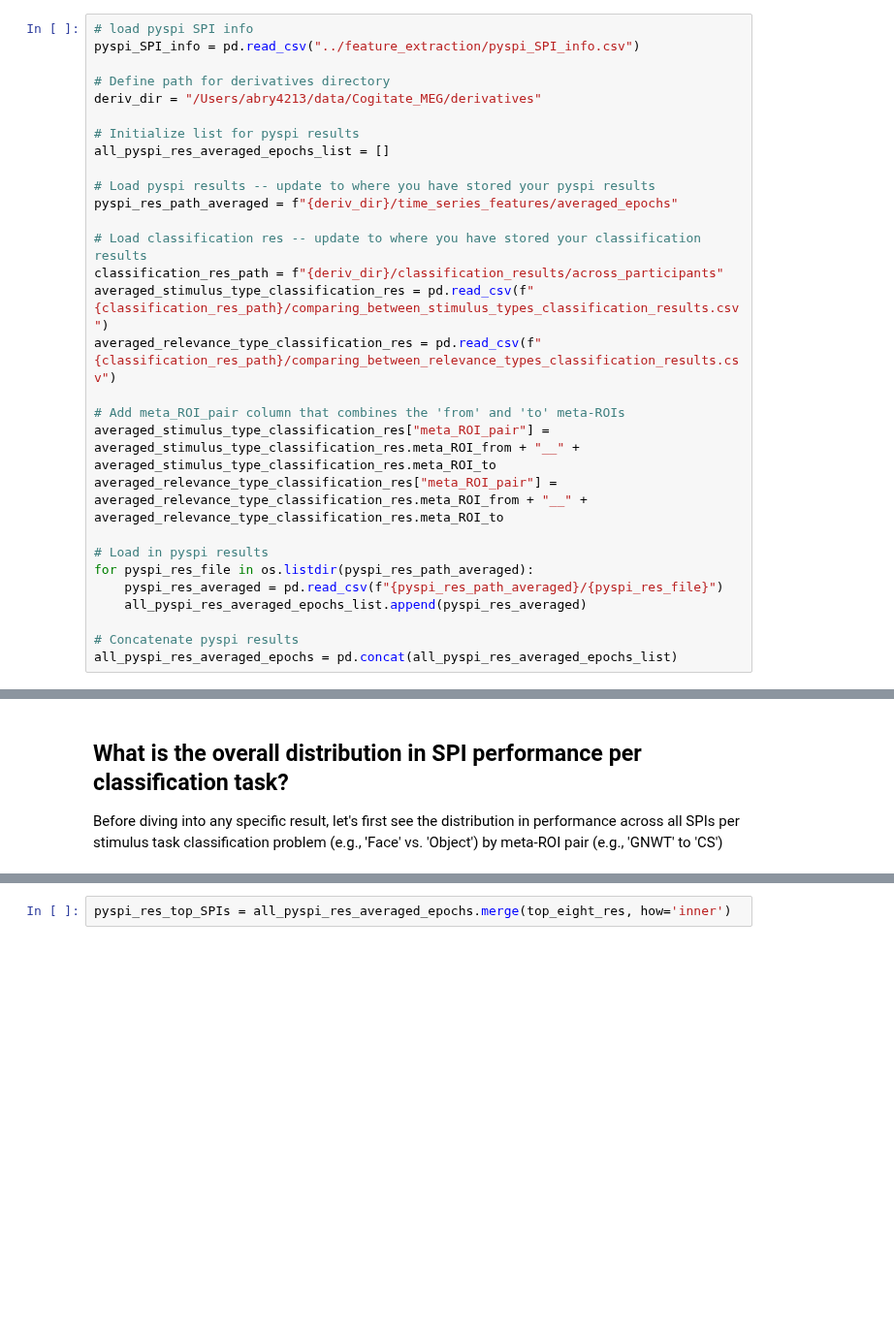
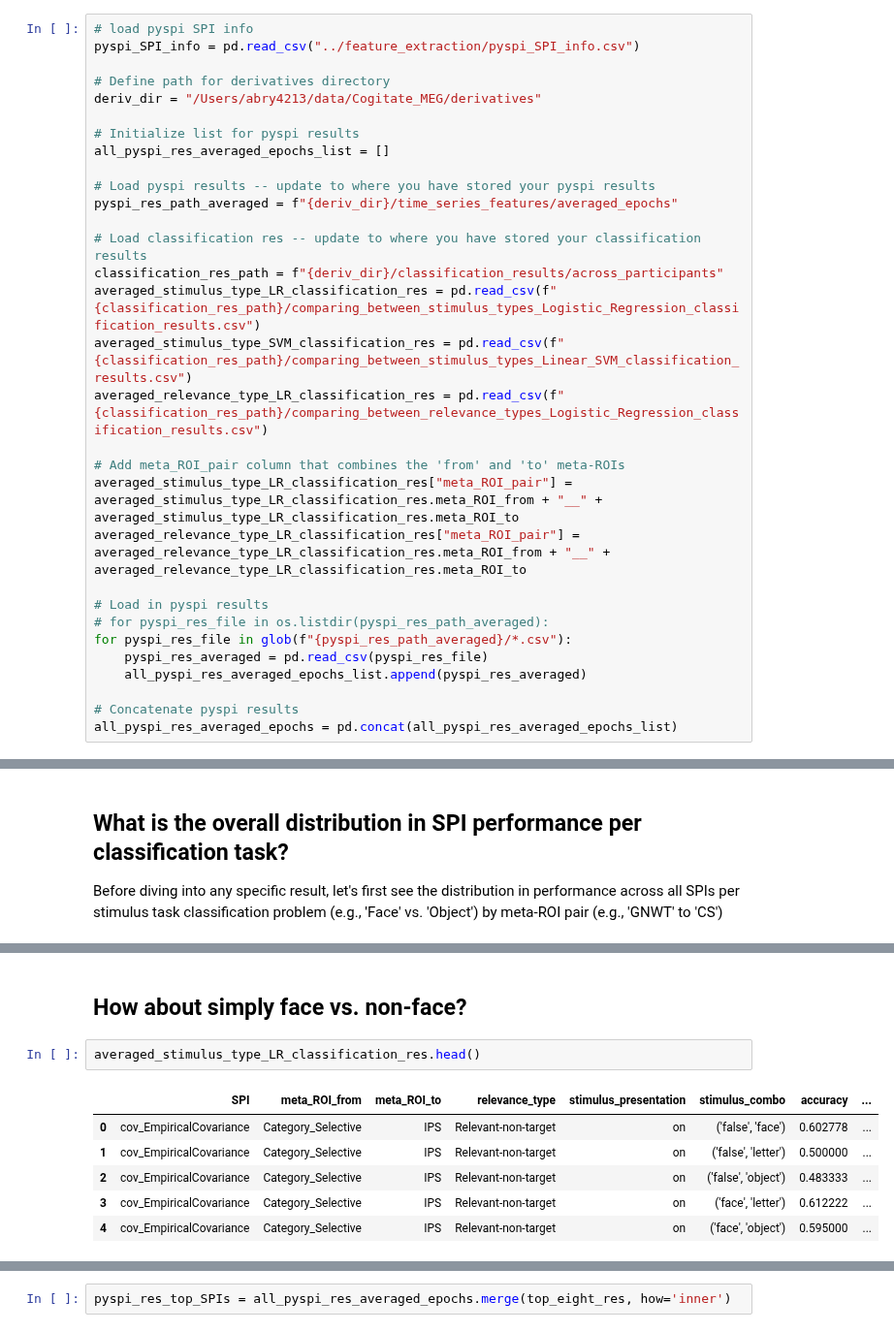
Before and after one commit to anniegbryant/MEG_functional_connectivity, a Jupyter notebook: data_visualization/inter_subject_classification.ipynb, the cells around one changed output, grey strips where cells are left out. Shown at 97% size. Saved outputs shown, nothing was run; the diff lists cells and outputs as text; blank space fills up the shorter version.

```diff
--- a/data_visualization/inter_subject_classification.ipynb
+++ b/data_visualization/inter_subject_classification.ipynb
@@ -64,16 +66,18 @@ pyspi_res_path_averaged = f"{deriv_dir}/time_series_features/averaged_epochs"
 
 # Load classification res -- update to where you have stored your classification results
 classification_res_path = f"{deriv_dir}/classification_results/across_participants"
-averaged_stimulus_type_classification_res = pd.read_csv(f"{classification_res_path}/comparing_between_stimulus_types_classification_results.csv")
-averaged_relevance_type_classification_res = pd.read_csv(f"{classification_res_path}/comparing_between_relevance_types_classification_results.csv")
+averaged_stimulus_type_LR_classification_res = pd.read_csv(f"{classification_res_path}/comparing_between_stimulus_types_Logistic_Regression_classification_results.csv")
+averaged_stimulus_type_SVM_classification_res = pd.read_csv(f"{classification_res_path}/comparing_between_stimulus_types_Linear_SVM_classification_results.csv")
+averaged_relevance_type_LR_classification_res = pd.read_csv(f"{classification_res_path}/comparing_between_relevance_types_Logistic_Regression_classification_results.csv")
 
 # Add meta_ROI_pair column that combines the 'from' and 'to' meta-ROIs
-averaged_stimulus_type_classification_res["meta_ROI_pair"] = averaged_stimulus_type_classification_res.meta_ROI_from + "__" + averaged_stimulus_type_classification_res.meta_ROI_to
-averaged_relevance_type_classification_res["meta_ROI_pair"] = averaged_relevance_type_classification_res.meta_ROI_from + "__" + averaged_relevance_type_classification_res.meta_ROI_to
+averaged_stimulus_type_LR_classification_res["meta_ROI_pair"] = averaged_stimulus_type_LR_classification_res.meta_ROI_from + "__" + averaged_stimulus_type_LR_classification_res.meta_ROI_to
+averaged_relevance_type_LR_classification_res["meta_ROI_pair"] = averaged_relevance_type_LR_classification_res.meta_ROI_from + "__" + averaged_relevance_type_LR_classification_res.meta_ROI_to
 
 # Load in pyspi results
-for pyspi_res_file in os.listdir(pyspi_res_path_averaged):
-    pyspi_res_averaged = pd.read_csv(f"{pyspi_res_path_averaged}/{pyspi_res_file}")
+# for pyspi_res_file in os.listdir(pyspi_res_path_averaged):
+for pyspi_res_file in glob(f"{pyspi_res_path_averaged}/*.csv"):
+    pyspi_res_averaged = pd.read_csv(pyspi_res_file)
     all_pyspi_res_averaged_epochs_list.append(pyspi_res_averaged)
 
 # Concatenate pyspi results
@@ -149 +137,12 @@ for (relevance_type in unique(averaged_stimulus_type_classification_res$relevanc
 }
+# %% [markdown]
+## How about simply face vs. non-face?
+# %%
+averaged_stimulus_type_LR_classification_res.head()
+# %% [output]
+|  | SPI | meta_ROI_from | meta_ROI_to | relevance_type | stimulus_presentation | stimulus_combo | accuracy | ... |
+| 0 | cov_EmpiricalCovariance | Category_Selective | IPS | Relevant-non-target | on | ('false', 'face') | 0.602778 | ... |
+| 1 | cov_EmpiricalCovariance | Category_Selective | IPS | Relevant-non-target | on | ('false', 'letter') | 0.500000 | ... |
+| 2 | cov_EmpiricalCovariance | Category_Selective | IPS | Relevant-non-target | on | ('false', 'object') | 0.483333 | ... |
+| 3 | cov_EmpiricalCovariance | Category_Selective | IPS | Relevant-non-target | on | ('face', 'letter') | 0.612222 | ... |
+| 4 | cov_EmpiricalCovariance | Category_Selective | IPS | Relevant-non-target | on | ('face', 'object') | 0.595000 | ... |
```
Also changed, not shown: parts of 21 cells of this notebook, 29 other files.
